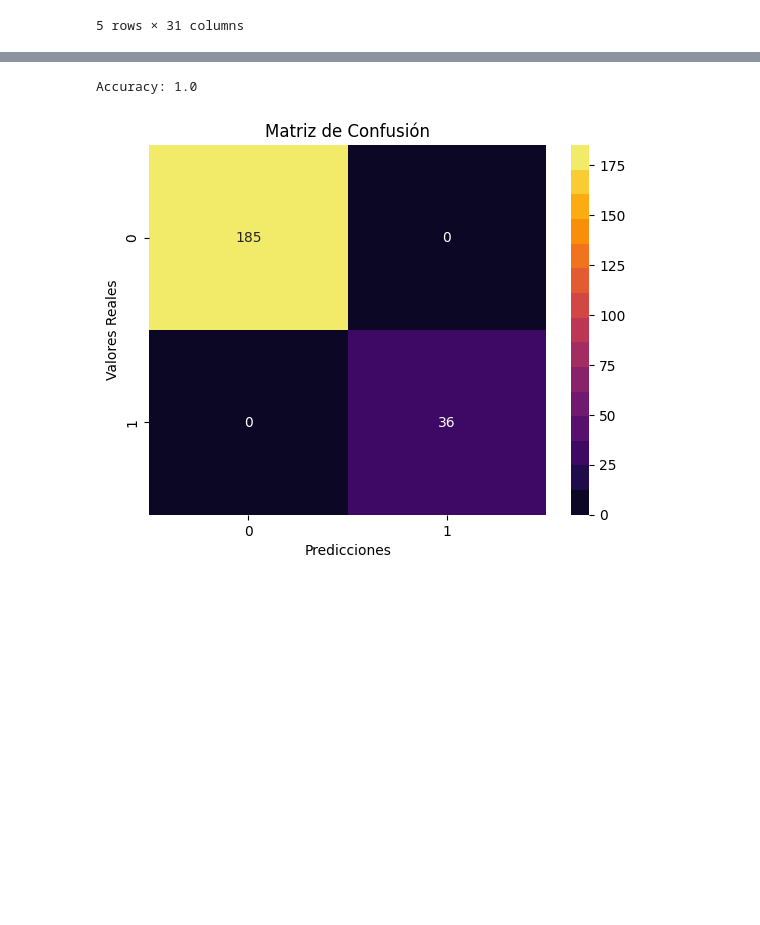
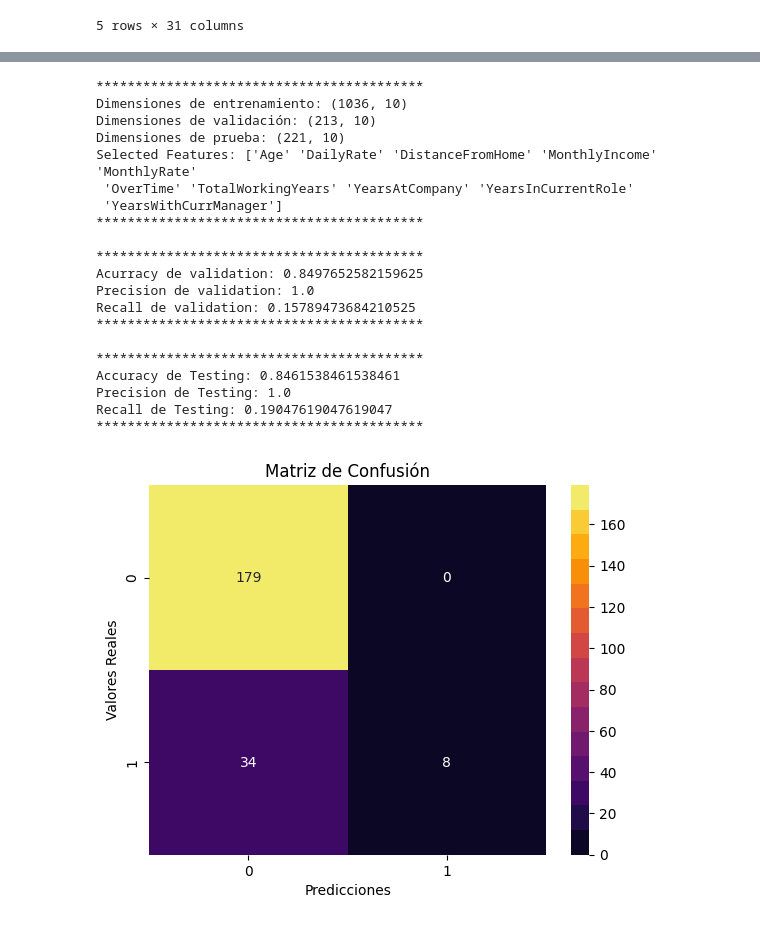
Before and after one commit to AndreAraya/Modelos-de-Machine-Learning-Diabetes-y-IBM-Atrittion-, a Jupyter notebook: IBM_attrition.ipynb, the cells around one changed output, grey strips where cells are left out. Drawn from its saved outputs; the diff is of its cells as text; code cells hidden in the pictures; blank space fills up the shorter version.

Commit message:
Diferentes ejemplos para KNN y regresion logistica

```diff
--- a/IBM_attrition.ipynb
+++ b/IBM_attrition.ipynb
@@ -350,5 +450,24 @@ Accuracy: 1.0
 # %%
-logisticRegression(df.copy(), 5,False)
+logisticRegression(newDataSet.copy(), 10,False)
 # %% [output]
-Accuracy: 1.0
+******************************************
+Dimensiones de entrenamiento: (1036, 10)
+Dimensiones de validación: (213, 10)
+Dimensiones de prueba: (221, 10)
+Selected Features: ['Age' 'DailyRate' 'DistanceFromHome' 'MonthlyIncome' 'MonthlyRate'
+ 'OverTime' 'TotalWorkingYears' 'YearsAtCompany' 'YearsInCurrentRole'
+ 'YearsWithCurrManager']
+******************************************
+
+******************************************
+Acurracy de validation: 0.8497652582159625
+Precision de validation: 1.0
+Recall de validation: 0.15789473684210525
+******************************************
+
+******************************************
+Accuracy de Testing: 0.8461538461538461
+Precision de Testing: 1.0
+Recall de Testing: 0.19047619047619047
+******************************************
-[figure, old version]
+[figure, new version]
```
Also changed, not shown: parts of 32 cells of this notebook.
